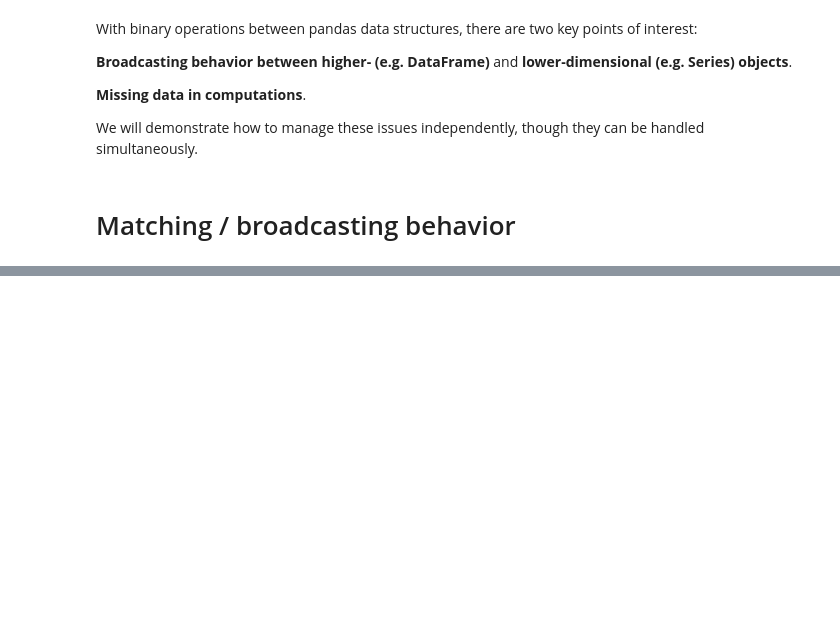
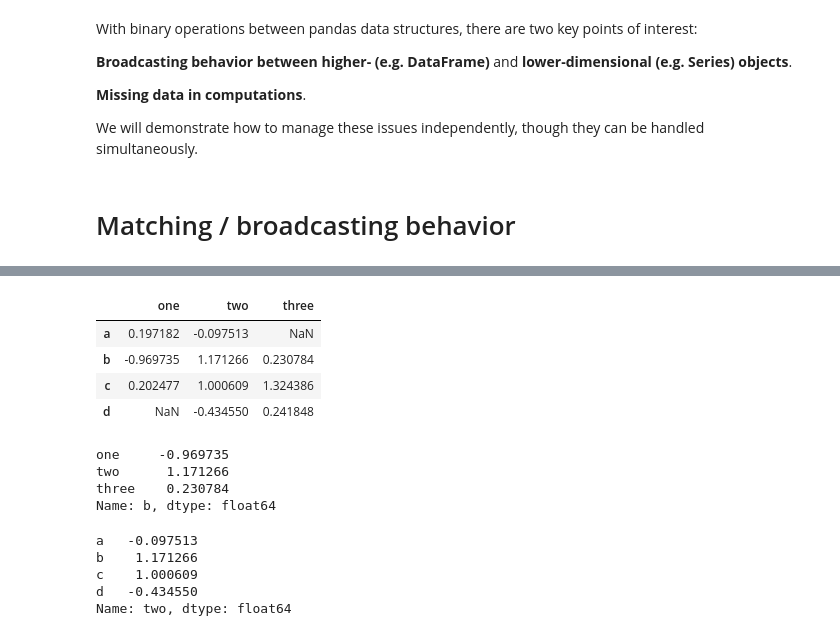
Before and after one commit to gopal-py07/DataSciencePandasExample, a Jupyter notebook: Essential basic functionality/Essential_basic_functionality.ipynb, the cells around one changed output, grey strips where cells are left out. Cells and saved outputs as stored; diff of their text form; code cells hidden in the pictures; blank space fills up the shorter version.

```diff
--- a/Essential basic functionality/Essential_basic_functionality.ipynb
+++ b/Essential basic functionality/Essential_basic_functionality.ipynb
@@ -273,0 +276,16 @@ We will demonstrate how to manage these issues independently, though they can be
+# %%
+df = pd.DataFrame({
+    "one": pd.Series(np.random.randn(3), index=["a","b","c"]),
+    "two": pd.Series(np.random.randn(4), index=["a","b","c","d"]),
+    "three": pd.Series(np.random.randn(3), index=["b","c","d"])
+
+
+})
+# %%
+df
+# %% [output]
+|  | one | two | three |
+| a | 0.197182 | -0.097513 | NaN |
+| b | -0.969735 | 1.171266 | 0.230784 |
+| c | 0.202477 | 1.000609 | 1.324386 |
+| d | NaN | -0.434550 | 0.241848 |
@@ -273,0 +294,7 @@ We will demonstrate how to manage these issues independently, though they can be
+# %%
+row
+# %% [output]
+one     -0.969735
+two      1.171266
+three    0.230784
+Name: b, dtype: float64
@@ -273,0 +303,8 @@ We will demonstrate how to manage these issues independently, though they can be
+# %%
+column
+# %% [output]
+a   -0.097513
+b    1.171266
+c    1.000609
+d   -0.434550
+Name: two, dtype: float64
```
Also changed, not shown: parts of 26 cells of this notebook.
